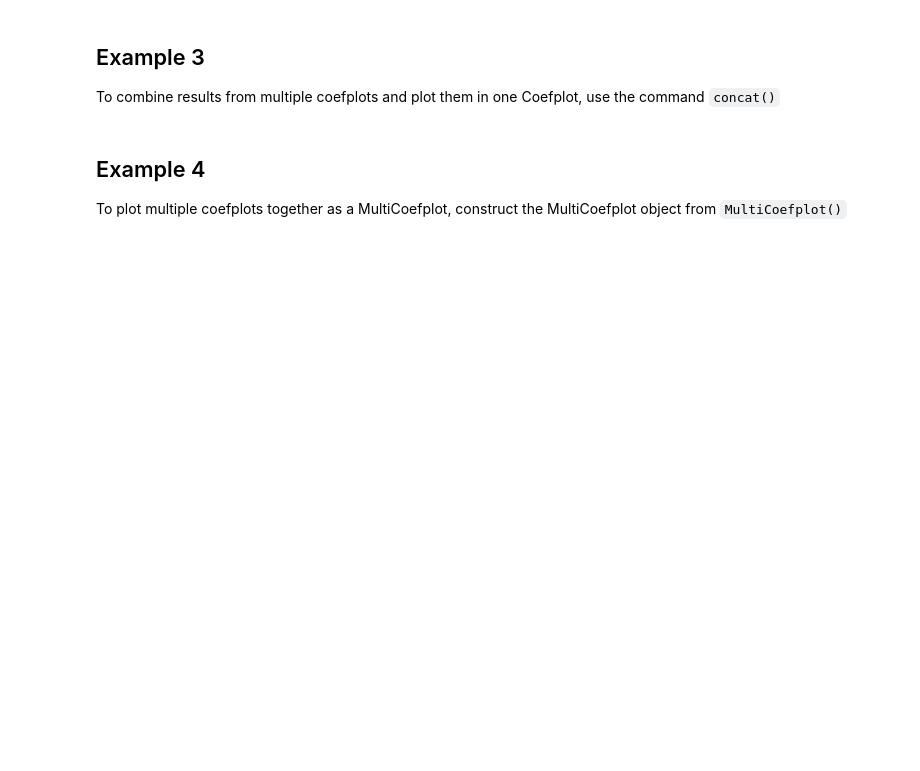
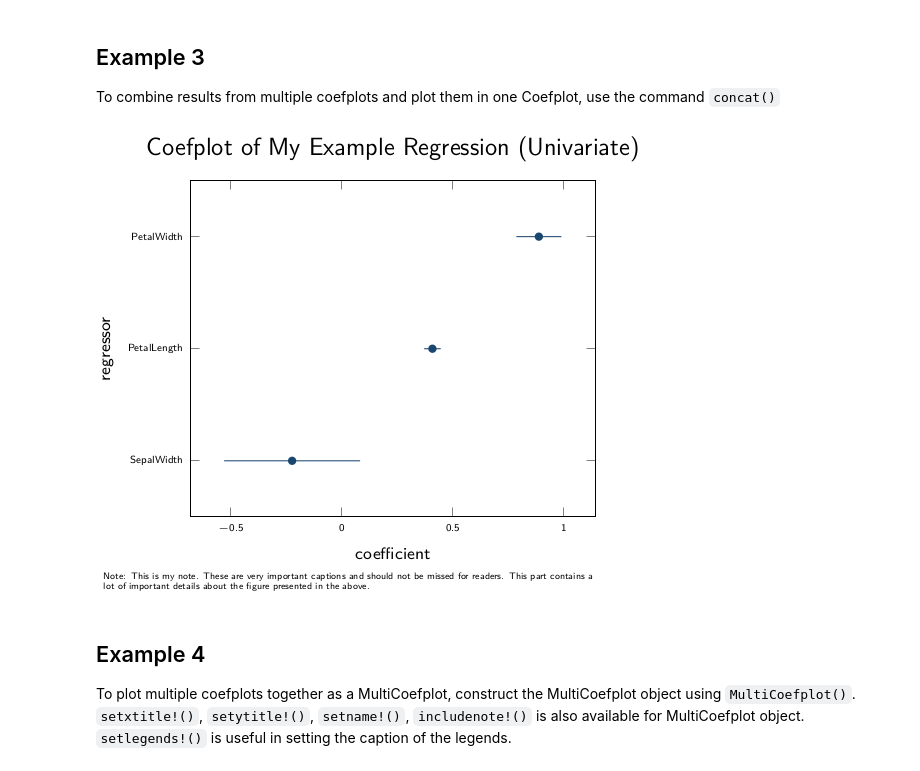
Before and after one commit to caibengbu/Coefplots.jl, a Jupyter notebook: examples/quick_start.ipynb, the cells around one changed output. Drawn from its saved outputs; the diff is of its cells as text; code cells hidden in the pictures; blank space fills up the shorter version.

```diff
--- a/examples/quick_start.ipynb
+++ b/examples/quick_start.ipynb
@@ -37,16 +42,17 @@ To combine results from multiple coefplots and plot them in one Coefplot, use th
 # %%
 # Example 3
 uni1 = lm(@formula(SepalLength~SepalWidth), df)
 uni2 = lm(@formula(SepalLength~PetalLength), df)
 uni3 = lm(@formula(SepalLength~PetalWidth), df)
 
 coefplot_bivar = Coefplots.concat(Coefplots.parse.([uni1,uni2,uni3]))
 setxtitle!(coefplot_bivar,"coefficient")
 setytitle!(coefplot_bivar,"regressor")
 setname!(coefplot_bivar,"Coefplot of My Example Regression (Univariate)")
 includenote!(coefplot_bivar,"Note: This is my note. These are very important captions and should not be missed for readers. This part contains a lot of important details about the figure presented in the above.")
-plot(coefplot)
-# plot(coefplot_bivar,"../asset/example2_univariate.svg")
+plot(coefplot_bivar)
+# %% [output]
+[figure, added]
 # %% [markdown]
 ## Example 4
-To plot multiple coefplots together as a MultiCoefplot, construct the MultiCoefplot object from `MultiCoefplot()`
+To plot multiple coefplots together as a MultiCoefplot, construct the MultiCoefplot object using `MultiCoefplot()`. `setxtitle!()`, `setytitle!()`, `setname!()`, `includenote!()` is also available for MultiCoefplot object. `setlegends!()` is useful in setting the caption of the legends.
```
Also changed, not shown: parts of 9 cells of this notebook, 4 other files.
